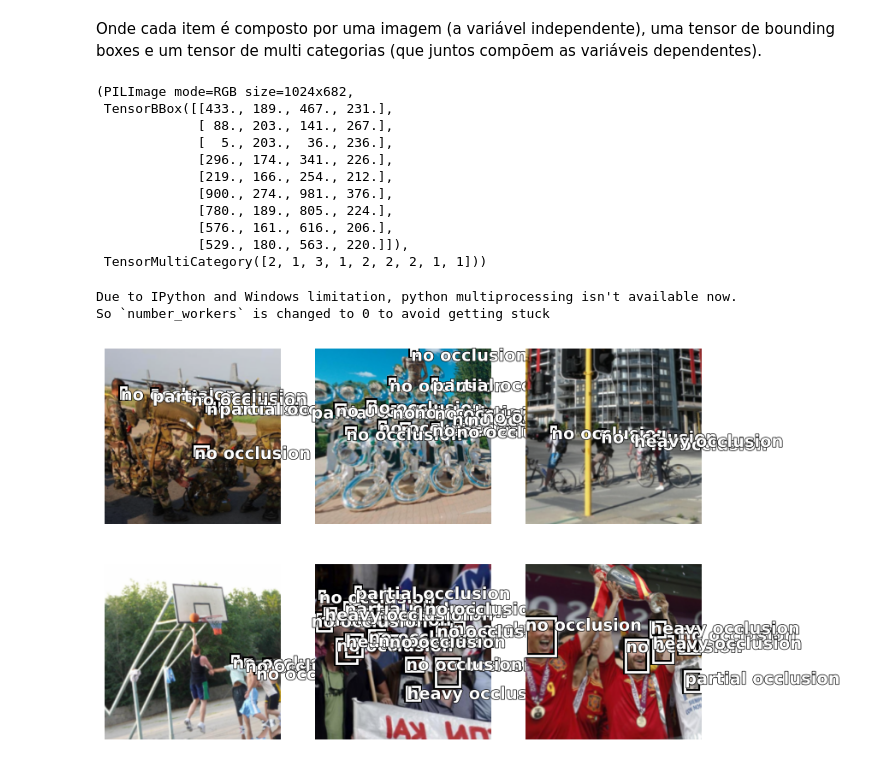
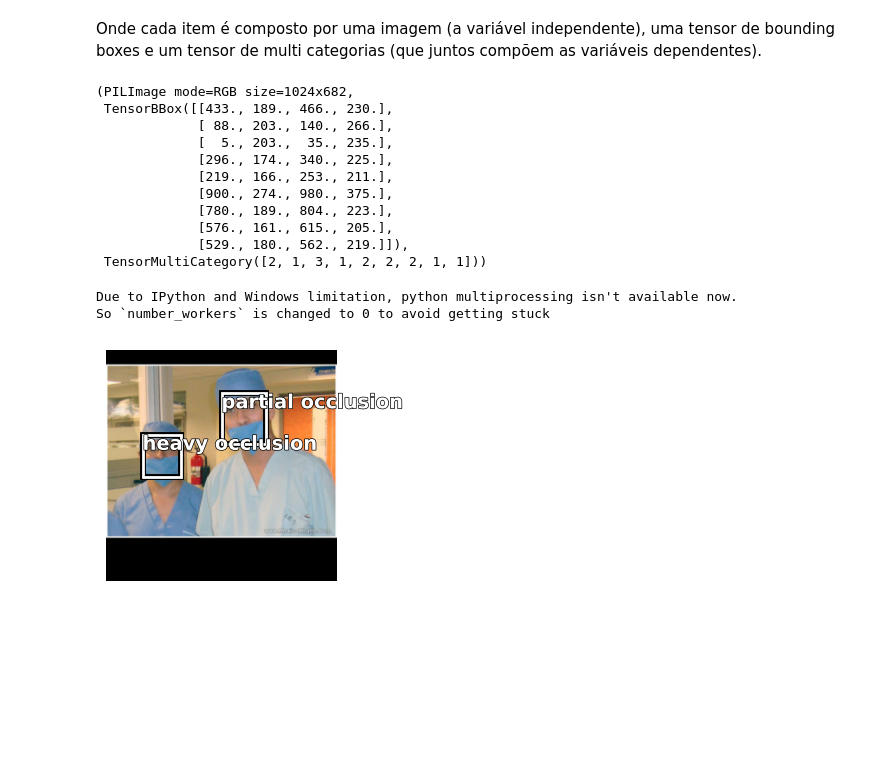
Before and after one commit to GabrielCostaDeOliveira/faceDetectionTraining, a Jupyter notebook: src/faceDetectionDL.ipynb, the cells around one changed output. Drawn from its saved outputs; the diff is of its cells as text; code cells hidden in the pictures; blank space fills up the shorter version.

Commit message:
fix resize image

```diff
--- a/src/faceDetectionDL.ipynb
+++ b/src/faceDetectionDL.ipynb
@@ -67,7 +65,7 @@ Então precisamos converter a bounding box para o formato da fastai. Para isso v
 def get_bbox(path):
     ctr = get_annotation_values(path)
     if ctr.any():
-        return [[x, y, x + w, y + h] for x, y, w, h in ctr[:,:4]]
+        return [[x, y, x + w - 1, y + h - 1] for x, y, w, h in ctr[:,:4]]
     return []
 # %% [markdown]
 apresentando a mesma imagem com o novo formato da bounding box
@@ -96,8 +94,8 @@ data_block = DataBlock(
     get_items=get_image_files,
     getters=[noop, get_bbox, get_label],
     splitter=FuncSplitter(lambda o: o.parent.parent.parent.name.endswith('val')),
-    item_tfms=Resize(256),
-    batch_tfms=[*aug_transforms(), Normalize.from_stats(*imagenet_stats)],
+    item_tfms=Resize(256, method=ResizeMethod.Pad, pad_mode=PadMode.Zeros),
+    # batch_tfms=[*aug_transforms(min_scale=1.0), Normalize.from_stats(*imagenet_stats)],
     n_inp=1
 )
 data_block.summary(path)
@@ -133,20 +131,20 @@ Onde cada item é composto por uma imagem (a variável independente), uma tensor
 datasets.train[0]
 # %% [output]
 (PILImage mode=RGB size=1024x682,
- TensorBBox([[433., 189., 467., 231.],
-             [ 88., 203., 141., 267.],
-             [  5., 203.,  36., 236.],
-             [296., 174., 341., 226.],
-             [219., 166., 254., 212.],
-             [900., 274., 981., 376.],
-             [780., 189., 805., 224.],
-             [576., 161., 616., 206.],
-             [529., 180., 563., 220.]]),
+ TensorBBox([[433., 189., 466., 230.],
+             [ 88., 203., 140., 266.],
+             [  5., 203.,  35., 235.],
+             [296., 174., 340., 225.],
+             [219., 166., 253., 211.],
+             [900., 274., 980., 375.],
+             [780., 189., 804., 223.],
+             [576., 161., 615., 205.],
+             [529., 180., 562., 219.]]),
  TensorMultiCategory([2, 1, 3, 1, 2, 2, 2, 1, 1]))
 # %%
-data_loaders = data_block.dataloaders(path)
-data_loaders.train.show_batch(max_n=6)
+data_loaders = data_block.dataloaders(path, bs=6)
+data_loaders.train.show_batch(max_n=1)
 # %% [output]
 Due to IPython and Windows limitation, python multiprocessing isn't available now.
 So `number_workers` is changed to 0 to avoid getting stuck
-[figure, old version]
+[figure, new version]
```
Also changed, not shown: parts of 2 cells of this notebook.
